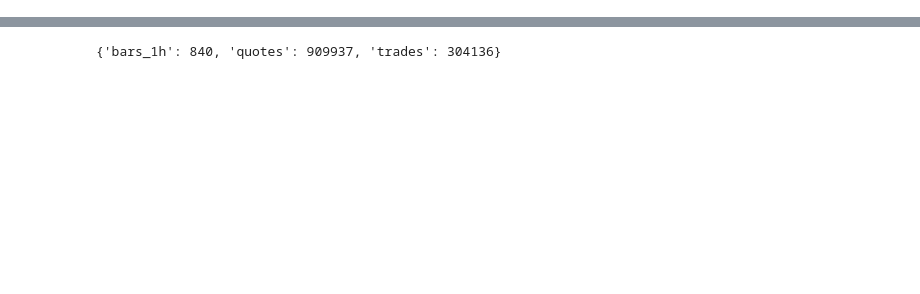
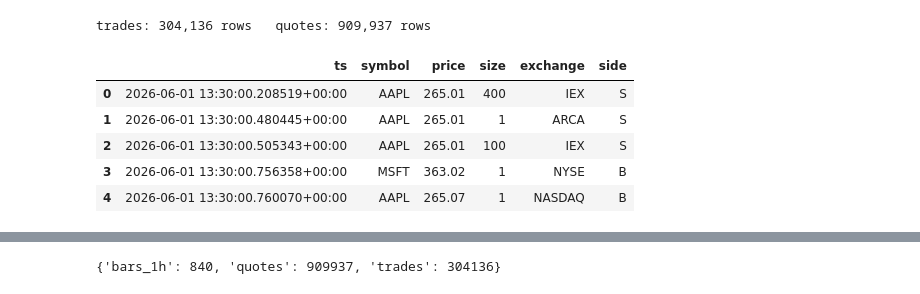
Before and after one commit to h5i-dev/h5i-db-cookbook, a Jupyter notebook: notebooks/02_alpha_research/08_intraday_seasonality.ipynb, the cells around one changed output, grey strips where cells are left out. Cells and saved outputs as stored; diff of their text form; code cells hidden in the pictures; blank space fills up the shorter version.

```diff
--- a/notebooks/02_alpha_research/08_intraday_seasonality.ipynb
+++ b/notebooks/02_alpha_research/08_intraday_seasonality.ipynb
@@ -27,0 +42,12 @@ db = h5i_db.Database(cu.fresh_db("alpha_seasonality"), create=True)
+# %%
+trades, quotes = cu.make_trades_and_quotes(days=5)
+print(f"trades: {trades.num_rows:,} rows   quotes: {quotes.num_rows:,} rows")
+trades.to_pandas().head()
+# %% [output]
+trades: 304,136 rows   quotes: 909,937 rows
+|  | ts | symbol | price | size | exchange | side |
+| 0 | 2026-06-01 13:30:00.208519+00:00 | AAPL | 265.01 | 400 | IEX | S |
+| 1 | 2026-06-01 13:30:00.480445+00:00 | AAPL | 265.01 | 1 | ARCA | S |
+| 2 | 2026-06-01 13:30:00.505343+00:00 | AAPL | 265.01 | 100 | IEX | S |
+| 3 | 2026-06-01 13:30:00.756358+00:00 | MSFT | 363.02 | 1 | NYSE | B |
+| 4 | 2026-06-01 13:30:00.760070+00:00 | AAPL | 265.07 | 1 | NASDAQ | B |
```
Also changed, not shown: parts of 13 cells of this notebook, 39 other files.
